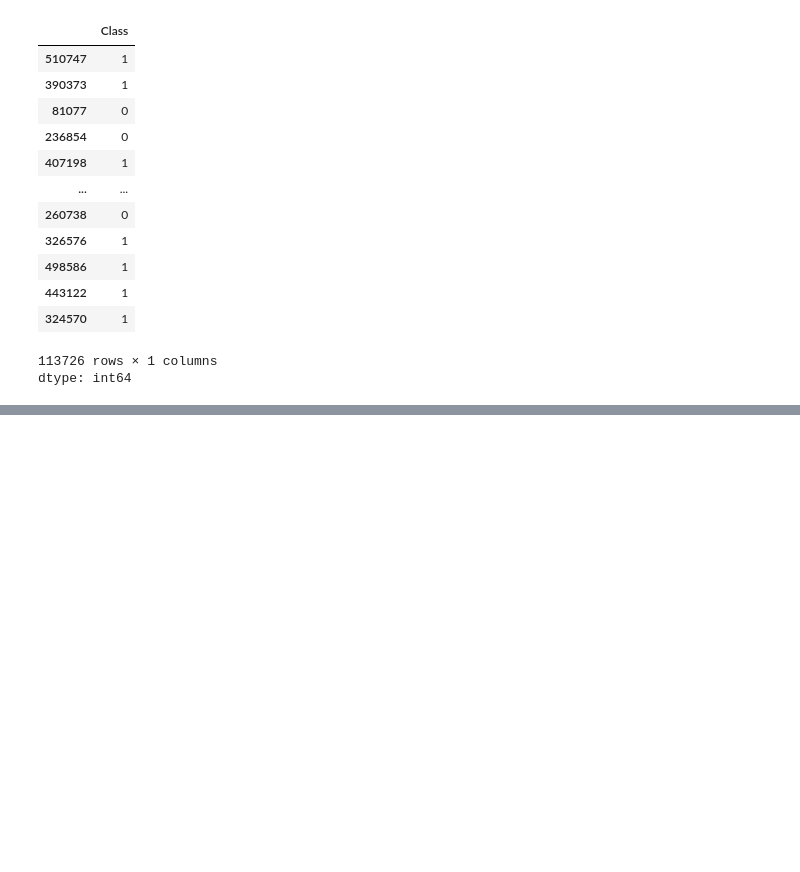
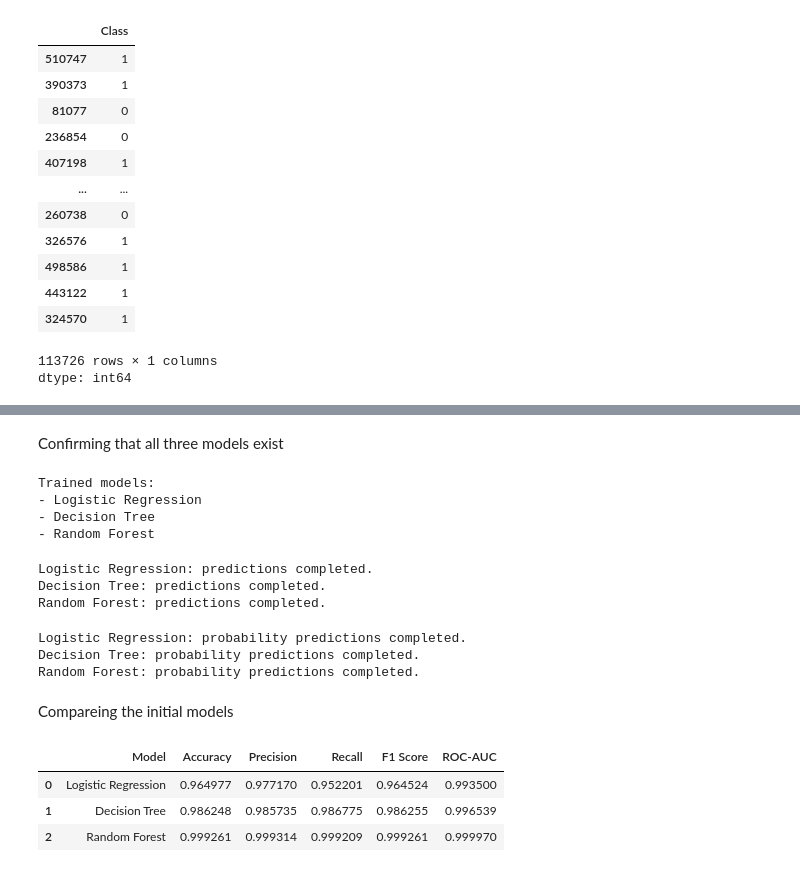
Before and after one commit to Group11members/CREDIT-CARD-FRAUD-DETECTION-, a Jupyter notebook: notebooks/Creditcardfrauddetection.ipynb, the cells around one changed output, grey strips where cells are left out. Saved outputs shown, nothing was run; the diff lists cells and outputs as text; code cells hidden in the pictures; blank space fills up the shorter version.

```diff
--- a/notebooks/Creditcardfrauddetection.ipynb
+++ b/notebooks/Creditcardfrauddetection.ipynb
@@ -598,0 +710,72 @@ Defense focus;
+# %% [markdown]
+Confirming that all three models exist
+# %%
+# Store the trained models in a dictionary
+
+models = {
+    "Logistic Regression": logistic_model,
+    "Decision Tree": decision_tree_model,
+    "Random Forest": random_forest_model
+}
+
+print("Trained models:")
+for name in models:
+    print("-", name)
+# %% [output]
+Trained models:
+- Logistic Regression
+- Decision Tree
+- Random Forest
+# %%
+# Generate predictions for the test data
+
+predictions = {}
+
+for name, model in models.items():
+    predictions[name] = model.predict(x_test_scaled)
+    print(f"{name}: predictions completed.")
+# %% [output]
+Logistic Regression: predictions completed.
+Decision Tree: predictions completed.
+Random Forest: predictions completed.
+# %%
+# Generate probability predictions for the fraud class
+
+probabilities = {}
+
+for name, model in models.items():
+    probabilities[name] = model.predict_proba(x_test_scaled)[:, 1]
+    print(f"{name}: probability predictions completed.")
+# %% [output]
+Logistic Regression: probability predictions completed.
+Decision Tree: probability predictions completed.
+Random Forest: probability predictions completed.
+# %% [markdown]
+Compareing the initial models
+# %%
+# Calculate initial performance metrics for each model
+
+results = []
+
+for name in models:
+
+    y_pred = predictions[name]
+    y_prob = probabilities[name]
+
+    results.append({
+        "Model": name,
+        "Accuracy": accuracy_score(y_test, y_pred),
+        "Precision": precision_score(y_test, y_pred, zero_division=0),
+        "Recall": recall_score(y_test, y_pred, zero_division=0),
+        "F1 Score": f1_score(y_test, y_pred, zero_division=0),
+        "ROC-AUC": roc_auc_score(y_test, y_prob)
+    })
+
+results_df = pd.DataFrame(results)
+
+results_df
+# %% [output]
+|  | Model | Accuracy | Precision | Recall | F1 Score | ROC-AUC |
+| 0 | Logistic Regression | 0.964977 | 0.977170 | 0.952201 | 0.964524 | 0.993500 |
+| 1 | Decision Tree | 0.986248 | 0.985735 | 0.986775 | 0.986255 | 0.996539 |
+| 2 | Random Forest | 0.999261 | 0.999314 | 0.999209 | 0.999261 | 0.999970 |
```
Also changed, not shown: parts of 55 cells of this notebook.
